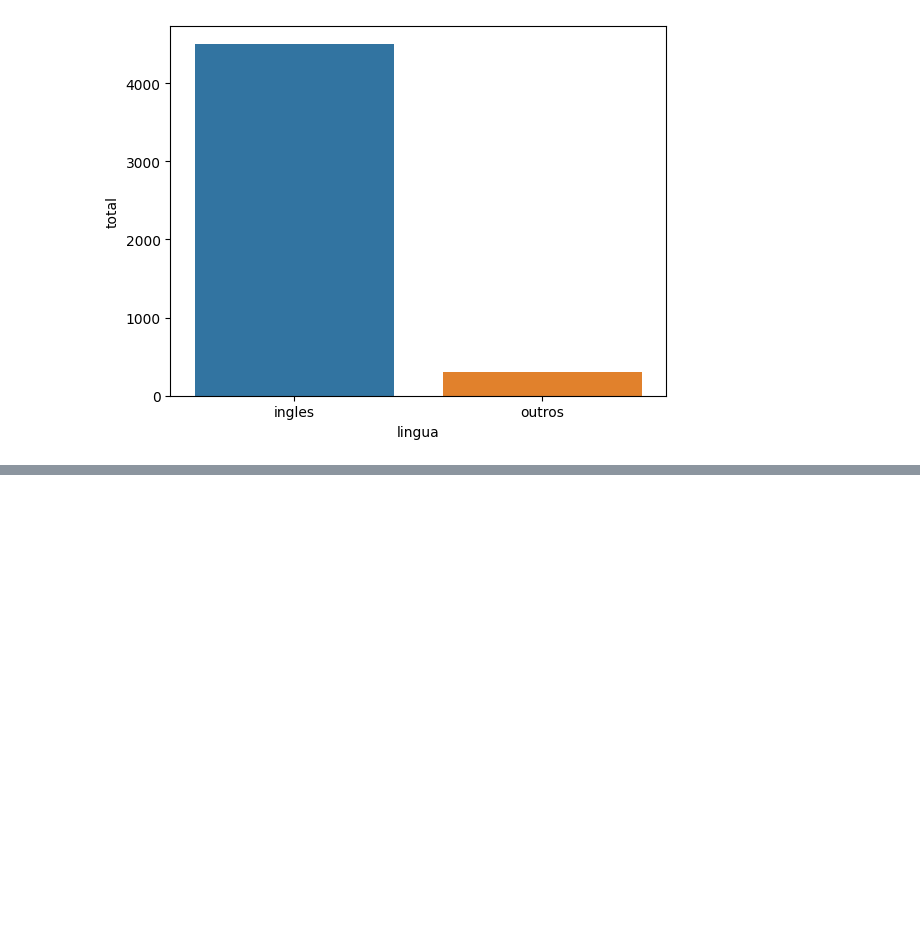
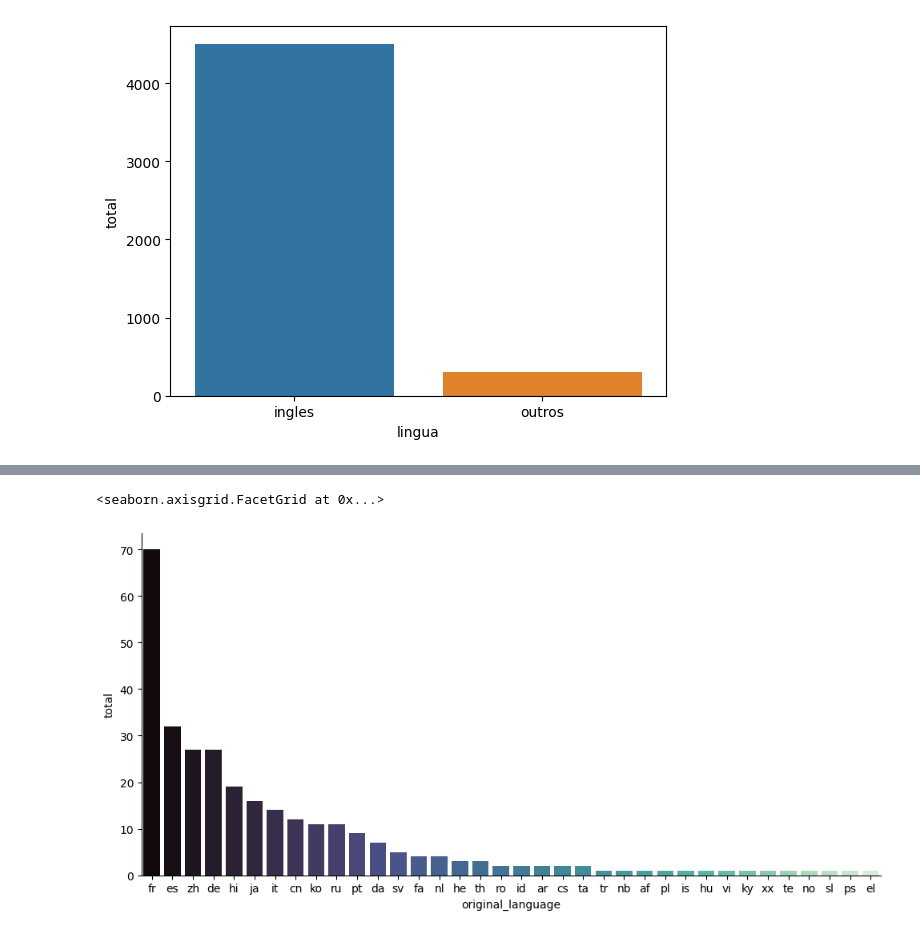
Before and after one commit to DevLuizP/Introducao_DataScience, a Jupyter notebook: Introducao.ipynb, the cells around one changed output, grey strips where cells are left out. Cells and saved outputs as stored; diff of their text form; code cells hidden in the pictures; blank space fills up the shorter version.

```diff
--- a/Introducao.ipynb
+++ b/Introducao.ipynb
@@ -290,0 +292,11 @@ sns.barplot(x = "original_language", y = "total" , data = another_languages)
+# %%
+another_languages = tmdb.query("original_language !='en'").original_language.value_counts().reset_index()
+another_languages.columns =["original_language", "total"]
+sns.catplot(x = "original_language", y = "total", data = another_languages,
+            kind="bar",
+            palette="mako",
+            aspect=2
+           )
+# %% [output]
+<seaborn.axisgrid.FacetGrid at 0x...>
+[figure, added]
```
Also changed, not shown: parts of 3 cells of this notebook.
